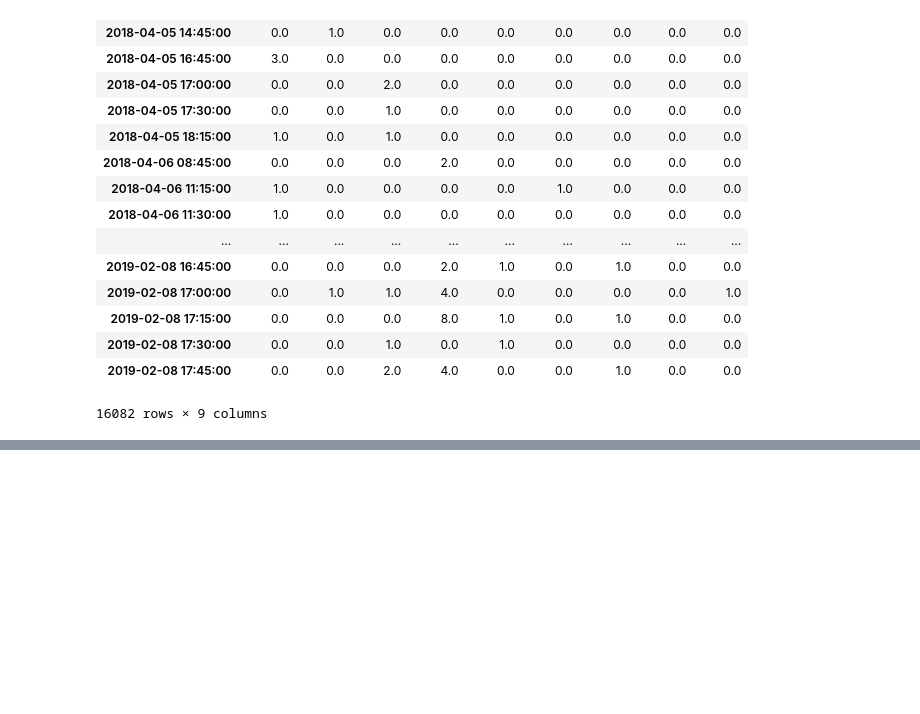
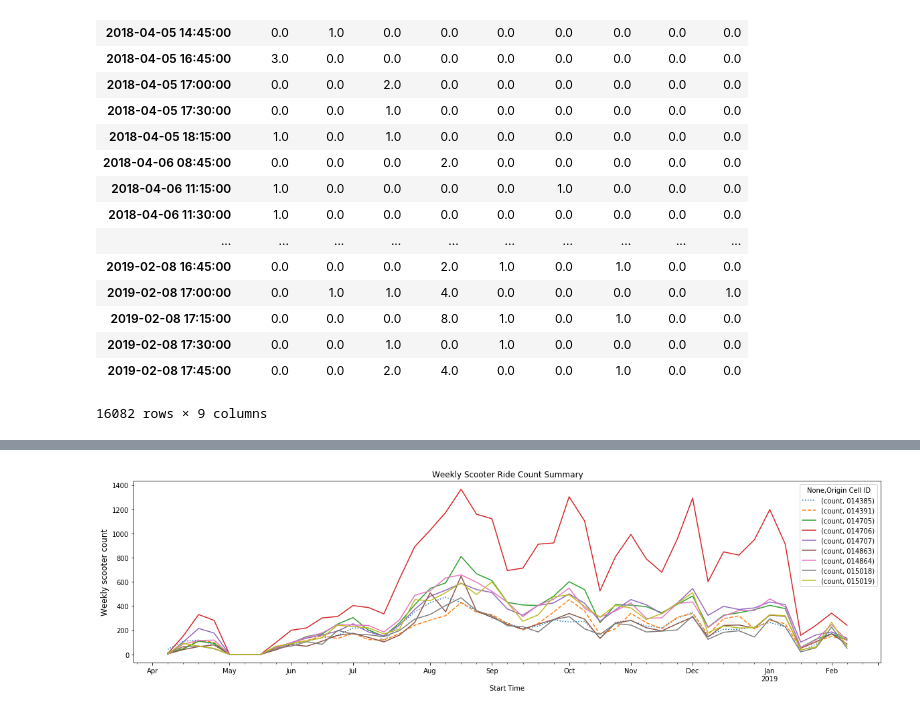
Before and after one commit to sameerabalay/Dockless_Mobility, a Jupyter notebook: src/Time_Series_2.ipynb, the cells around one changed output, grey strips where cells are left out. Drawn from its saved outputs; the diff is of its cells as text; code cells hidden in the pictures; blank space fills up the shorter version.

```diff
--- a/src/Time_Series_2.ipynb
+++ b/src/Time_Series_2.ipynb
@@ -255,0 +256,13 @@ plt.ylabel('Weekly scooter count');
+# %%
+#plt.figure(figsize=(20,5))
+weekly = t.resample('W').sum()
+weekly.plot(style=[':', '--', '-'],figsize=(20, 5))
+
+plt.title('Weekly Scooter Ride Count Summary')
+plt.ylabel('Weekly scooter count', fontsize=12)
+#plt.xlabel('Month', fontsize=12,rotation='horizontal')
+#plt.xticks(rotation=90)
+plt.savefig('../output/EDA/Weekly_Scooter_Top_10.png')
+plt.show()
+# %% [output]
+[figure, added]
```
Also changed, not shown: parts of 5 cells of this notebook, 5 other files.
